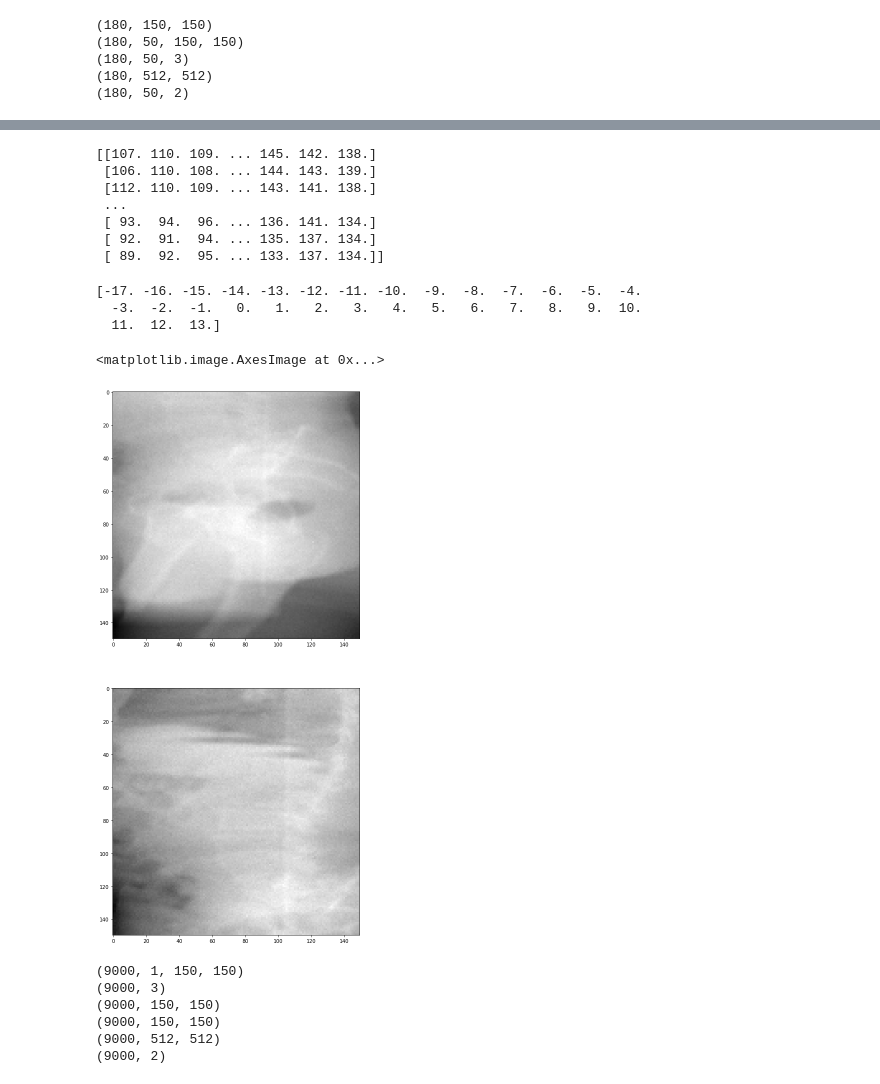
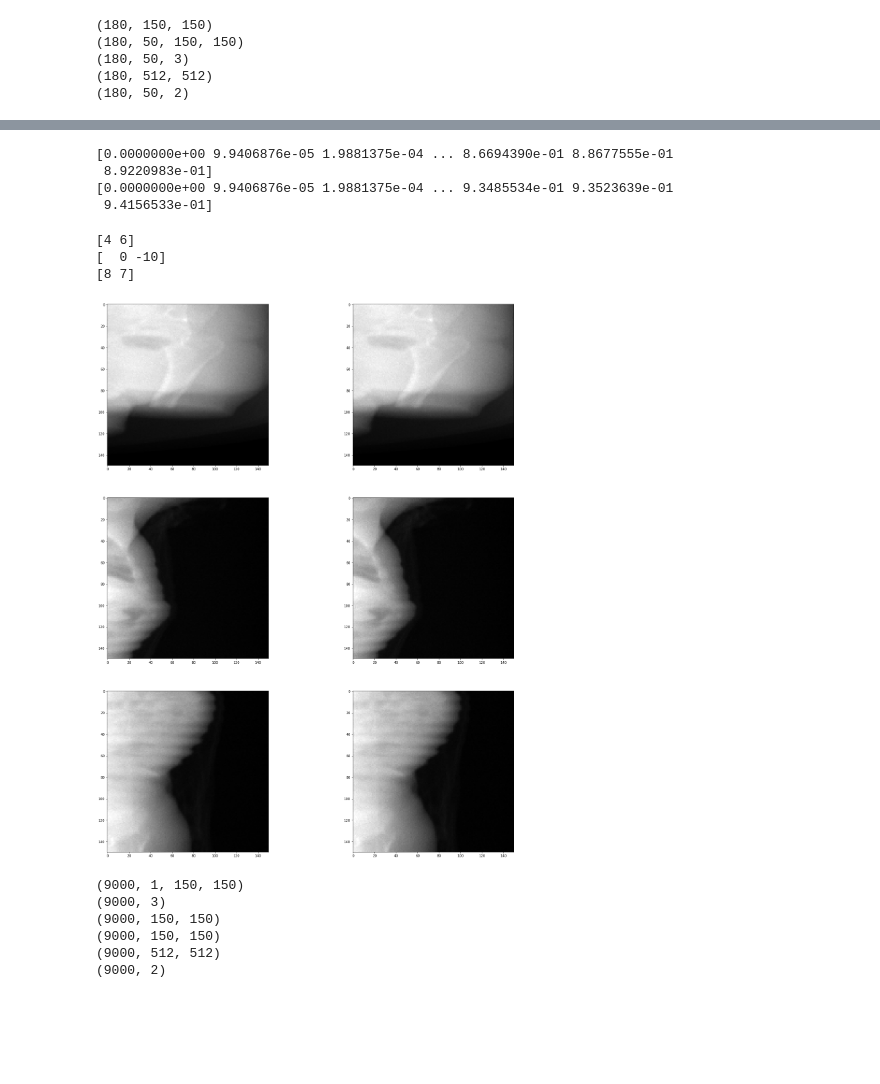
Before and after one commit to nicolas1805961/GE_reinforcement_learning, a Jupyter notebook: data.ipynb, the cells around one changed output, grey strips where cells are left out. Drawn from its saved outputs; the diff is of its cells as text; code cells hidden in the pictures; blank space fills up the shorter version.

```diff
--- a/data.ipynb
+++ b/data.ipynb
@@ -26,14 +21,12 @@ print(device)
 # %% [output]
 cuda:0
 # %%
-patches1 = np.load("/content/drive/My Drive/patches1.npy", allow_pickle=True)
-patches2 = np.load("/content/drive/My Drive/patches2.npy", allow_pickle=True)
+patches1 = np.load("/content/drive/My Drive/patches1.npy", allow_pickle=True).astype(np.float32)
+patches2 = np.load("/content/drive/My Drive/patches2.npy", allow_pickle=True).astype(np.float32)
 transforms = np.load("/content/drive/My Drive/transformations.npy", allow_pickle=True)
-big_images = np.load("/content/drive/My Drive/big_images.npy", allow_pickle=True)
+big_images = np.load("/content/drive/My Drive/big_images.npy", allow_pickle=True).astype(np.float16)
 positions = np.load("/content/drive/My Drive/patches2_pos.npy", allow_pickle=True)
-transforms = transforms[..., :-1].astype(np.int16)
-patches1 = patches1.astype(np.float32)
-patches2 = patches2.astype(np.float32)
+transforms = transforms[..., :-1].astype(np.int8)
 print(patches1.shape)
 print(patches2.shape)
 print(transforms.shape)
@@ -75,32 +41,30 @@ ax[1].imshow(big_images[1], cmap='gray')
-# %%
-print(patches1[1])
-# %% [output]
-[[107. 110. 109. ... 145. 142. 138.]
- [106. 110. 108. ... 144. 143. 139.]
- [112. 110. 109. ... 143. 141. 138.]
- ...
- [ 93.  94.  96. ... 136. 141. 134.]
- [ 92.  91.  94. ... 135. 137. 134.]
- [ 89.  92.  95. ... 133. 137. 134.]]
+# %%
+print(np.unique(patches1))
+print(np.unique(patches2))
+# %% [output]
+[0.0000000e+00 9.9406876e-05 1.9881375e-04 ... 8.6694390e-01 8.8677555e-01
+ 8.9220983e-01]
+[0.0000000e+00 9.9406876e-05 1.9881375e-04 ... 9.3485534e-01 9.3523639e-01
+ 9.4156533e-01]
 # %%
 from skimage.transform import resize, rescale
 
 def translate_image(big_image, position, translation):
-  return big_image[position[0, 0] + translation[1]:position[0, 0] + translation[1] + 150, position[0, 1] + translation[0]:position[0, 1] + translation[0] + 150]
+  return big_image[position[0, 0] + translation[1]:position[0, 0] + translation[1] + 150, position[0, 1] + translation[0]:position[0, 1] + translation[0] + 150].astype(np.float32)
   #return resize(base_image, (50, 50), anti_aliasing=False)
 
-new = translate_image(big_images[2], positions[2, 1].reshape(1, 2), np.array([0, 1])).astype(np.float32)
-prev = translate_image(big_images[2], positions[2, 1].reshape(1, 2), np.array([0, 0])).astype(np.float32)
-print(np.unique(new - prev))
-fig, ax = plt.subplots(2, 1, figsize=(10, 20))
-ax[0].imshow(new, cmap='gray')
-ax[1].imshow(patches2[1, 0, ...], cmap='gray')
+indices = np.random.randint(0, 180, 3)
+fig, ax = plt.subplots(3, 2, figsize=(24, 30))
+for i, j in zip(range(3), indices):
+  new = translate_image(big_images[j], positions[j, 25].reshape(1, 2), transforms[j, 25][1:])
+  print(transforms[j, 25][1:])
+  ax[i, 0].imshow(patches1[j], cmap='gray')
+  ax[i, 1].imshow(new, cmap='gray')
 # %% [output]
-[-17. -16. -15. -14. -13. -12. -11. -10.  -9.  -8.  -7.  -6.  -5.  -4.
-  -3.  -2.  -1.   0.   1.   2.   3.   4.   5.   6.   7.   8.   9.  10.
-  11.  12.  13.]
+[4 6]
+[  0 -10]
+[8 7]
-<matplotlib.image.AxesImage at 0x...>
-[figure, old version]
+[figure, new version]
 # %%
 X_list = []
 Y_list = []
```
Also changed, not shown: parts of 13 cells of this notebook.
